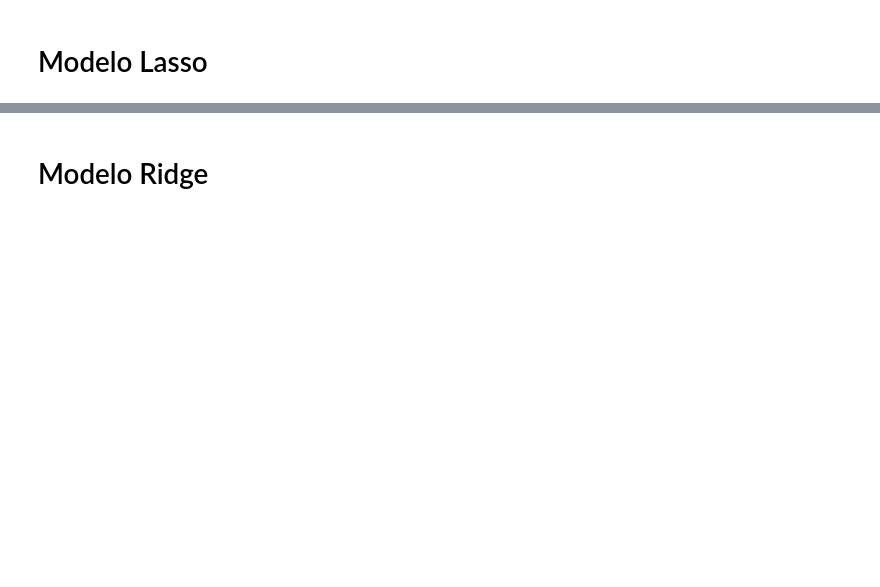
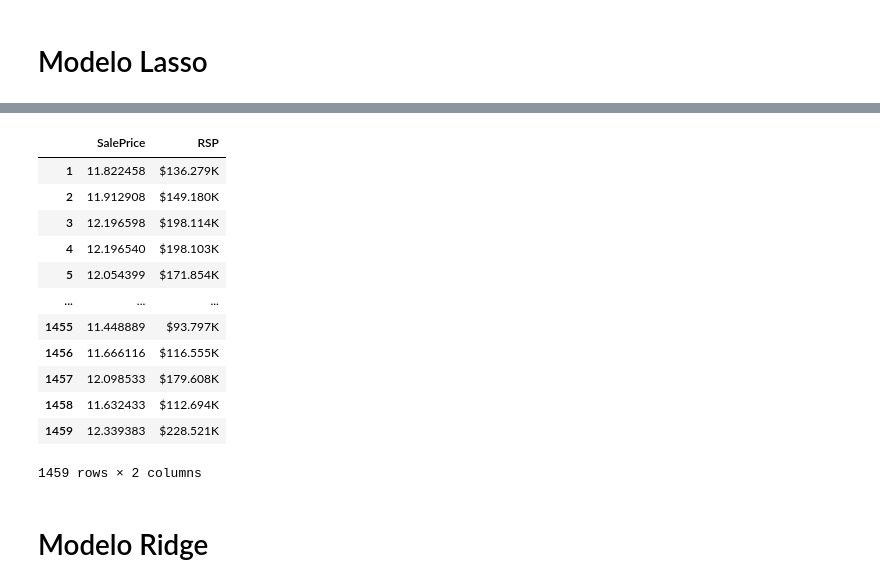
Before and after one commit to 8kta/MLHMW1, a Jupyter notebook: Proyecto.ipynb, the cells around one changed output, grey strips where cells are left out. Saved outputs shown, nothing was run; the diff lists cells and outputs as text; code cells hidden in the pictures; blank space fills up the shorter version.

```diff
--- a/Proyecto.ipynb
+++ b/Proyecto.ipynb
@@ -196,3 +204,25 @@ plt.show()
+# %%
+def format(x):
+        return "${:.3f}K".format(x/1000)
+
+outputData = pd.DataFrame(data={'SalePrice':lm.predict(test)})
+outputData.index +=1
+outputData['RSP'] = np.exp(outputData['SalePrice']).apply(format)
+outputData
+# %% [output]
+|  | SalePrice | RSP |
+| 1 | 11.822458 | $136.279K |
+| 2 | 11.912908 | $149.180K |
+| 3 | 12.196598 | $198.114K |
+| 4 | 12.196540 | $198.103K |
+| 5 | 12.054399 | $171.854K |
+| ... | ... | ... |
+| 1455 | 11.448889 | $93.797K |
+| 1456 | 11.666116 | $116.555K |
+| 1457 | 12.098533 | $179.608K |
+| 1458 | 11.632433 | $112.694K |
+| 1459 | 12.339383 | $228.521K |
+1459 rows × 2 columns
 # %% [markdown]
 # Modelo Ridge
 # %%
```
Also changed, not shown: parts of 6 cells of this notebook.
